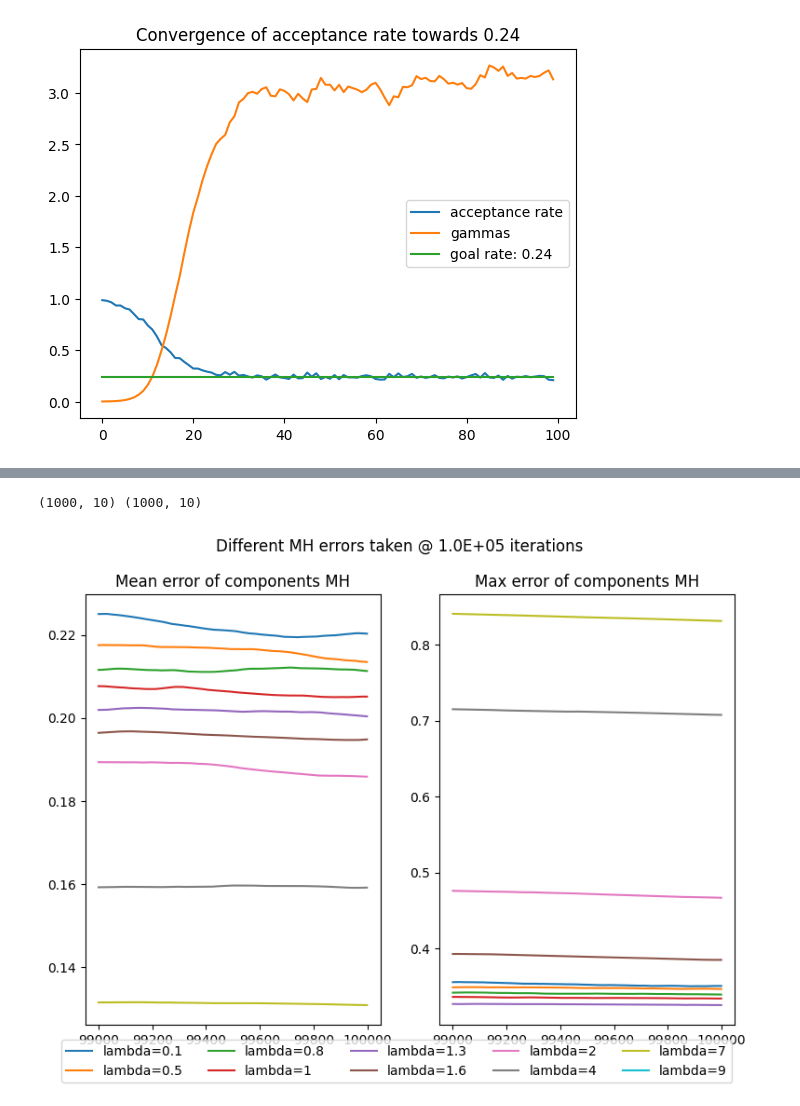
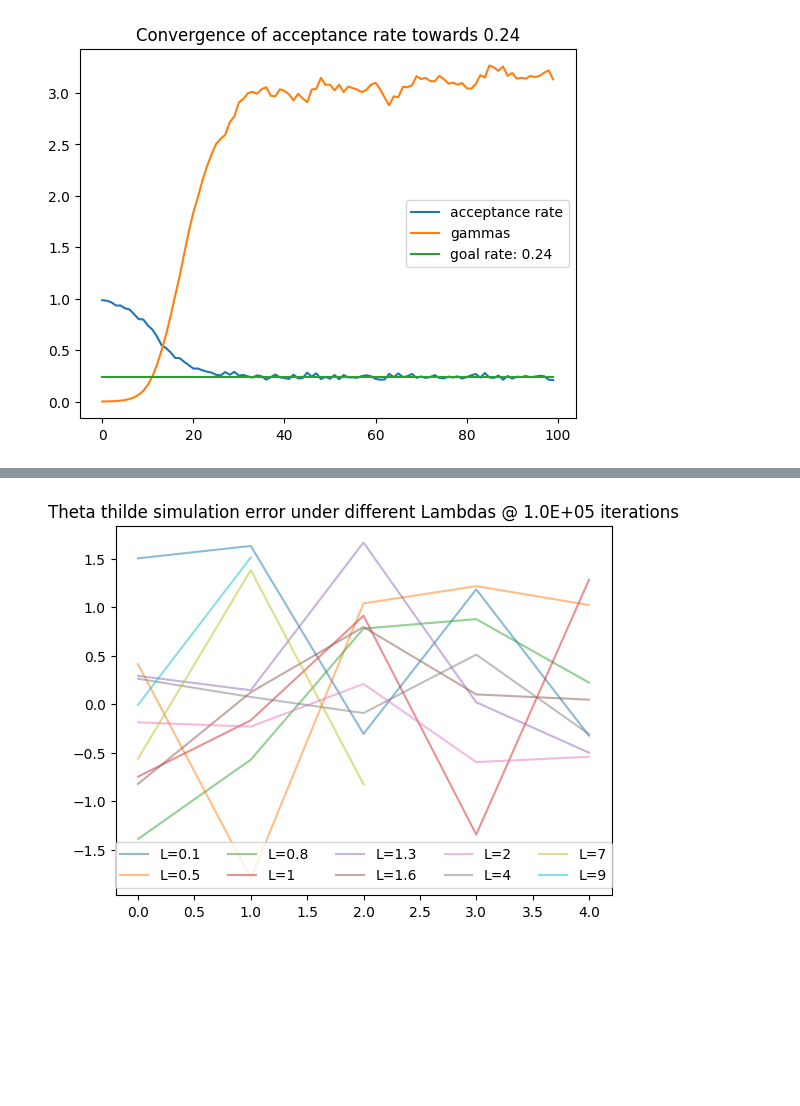
Before and after one commit to vetlerl/mcmc-epidemic, a Jupyter notebook: our_graphics.ipynb, the cells around one changed output, grey strips where cells are left out. Saved outputs shown, nothing was run; the diff lists cells and outputs as text; code cells hidden in the pictures; blank space fills up the shorter version.

Commit message:
fixed optimal lambda generation

```diff
--- a/our_graphics.ipynb
+++ b/our_graphics.ipynb
@@ -120,7 +118,0 @@ finished 0 iteration
-# %%
-fig = plt.figure()
-for k in reversed(range(n)):
-    plt.plot(x,approx[:,0,k],label=f"{Lambdas[k]}")
-plt.legend()
-plt.suptitle("Last 1000 simulated values of theta0 using MH")
-plt.show()
@@ -129,21 +119,14 @@ plt.show()
-# %%
-errors = np.zeros(np.shape(approx))
-for k in reversed(range(n)):
-    _,mu_tilde = ComputeMeans(T,Lambdas[k],Y) # size T
-    errors[:,:,k] = approx[:,:,k] - np.ones((1000,1))@mu_tilde[np.newaxis,:]
-# %%
-max_error = np.max(errors,axis=1)
-mean_error = np.mean(errors,axis=1)
-print(np.shape(mean_error),np.shape(max_error))
-fig,(ax1,ax2) = plt.subplots(1,2,figsize=(9,6))
-fig.suptitle(f"Different MH errors taken @ {niter:.1E} iterations")
-ax1.set_title("Mean error of components MH")
-ax2.set_title("Max error of components MH")
-for k in range(n):
-    ax1.plot(x,mean_error[:,k])
-    ax2.plot(x,max_error[:,k], label=f"lambda={Lambdas[k]}")
-fig.legend(ncols=n//2,loc="lower center")
-plt.show()
-# %% [output]
-(1000, 10) (1000, 10)
-[figure, removed]
+# %%
+errors = np.zeros(np.shape(sim_theta_tildes))
+for k in range(n):
+    Y = Computation_Y(T, Lambda)
+    _, theoretical_means = ComputeMeans(T, Lambdas[k], Y)
+    errors[:,k] = sim_theta_tildes[:,k] - theoretical_means
+
+plt.title(f"Theta thilde simulation error under different Lambdas @ {niter:.1E} iterations")
+for k in range(n):
+    plt.plot(errors[:,k], label=f"L={Lambdas[k]}",alpha=0.5)
+plt.legend(ncols=n//2,loc="lower center")
+plt.show()
+# %% [output]
+[figure, added]
```
Also changed, not shown: parts of 4 cells of this notebook, 1 other file.
